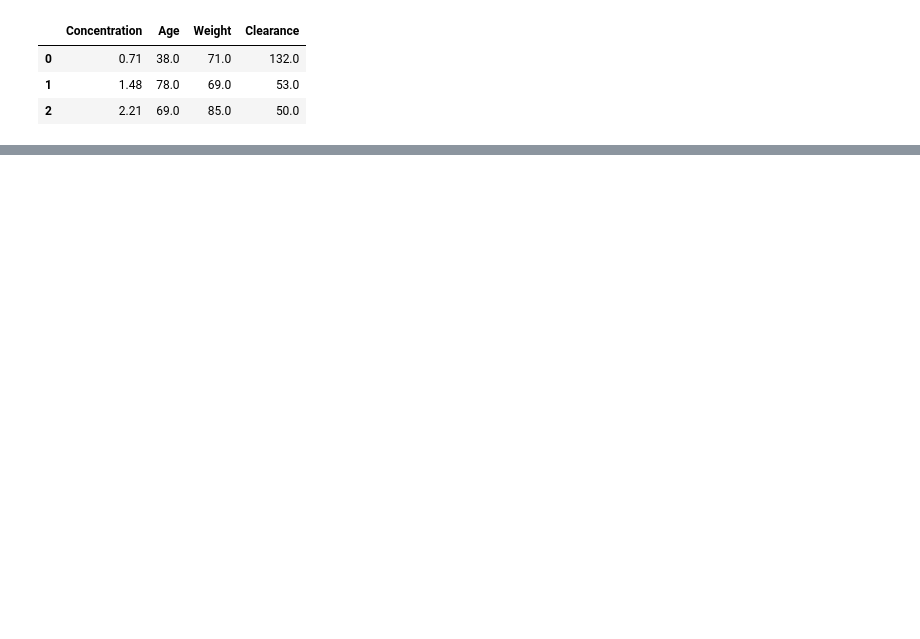
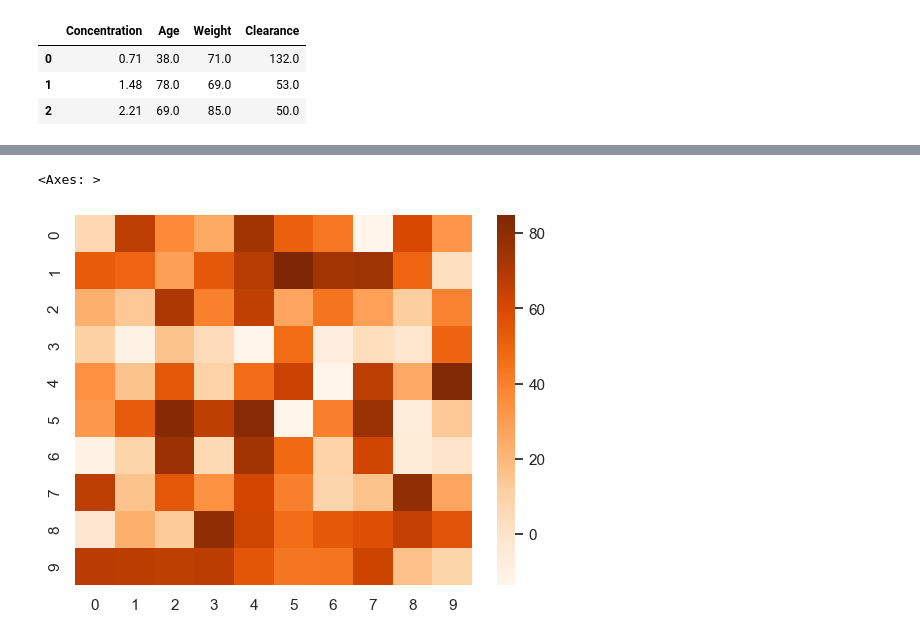
Before and after one commit to akseldkw07/kretsinger, a Jupyter notebook: columbia/STAT4205/hw3.ipynb, the cells around one changed output, grey strips where cells are left out. Cells and saved outputs as stored; diff of their text form; code cells hidden in the pictures; blank space fills up the shorter version.

```diff
--- a/columbia/STAT4205/hw3.ipynb
+++ b/columbia/STAT4205/hw3.ipynb
@@ -34,0 +121,5 @@ fig
+# %%
+sns.heatmap(df_test, cmap="Oranges")
+# %% [output]
+<Axes: >
+[figure, added]
```
Also changed, not shown: parts of 28 cells of this notebook, 8 other files.
